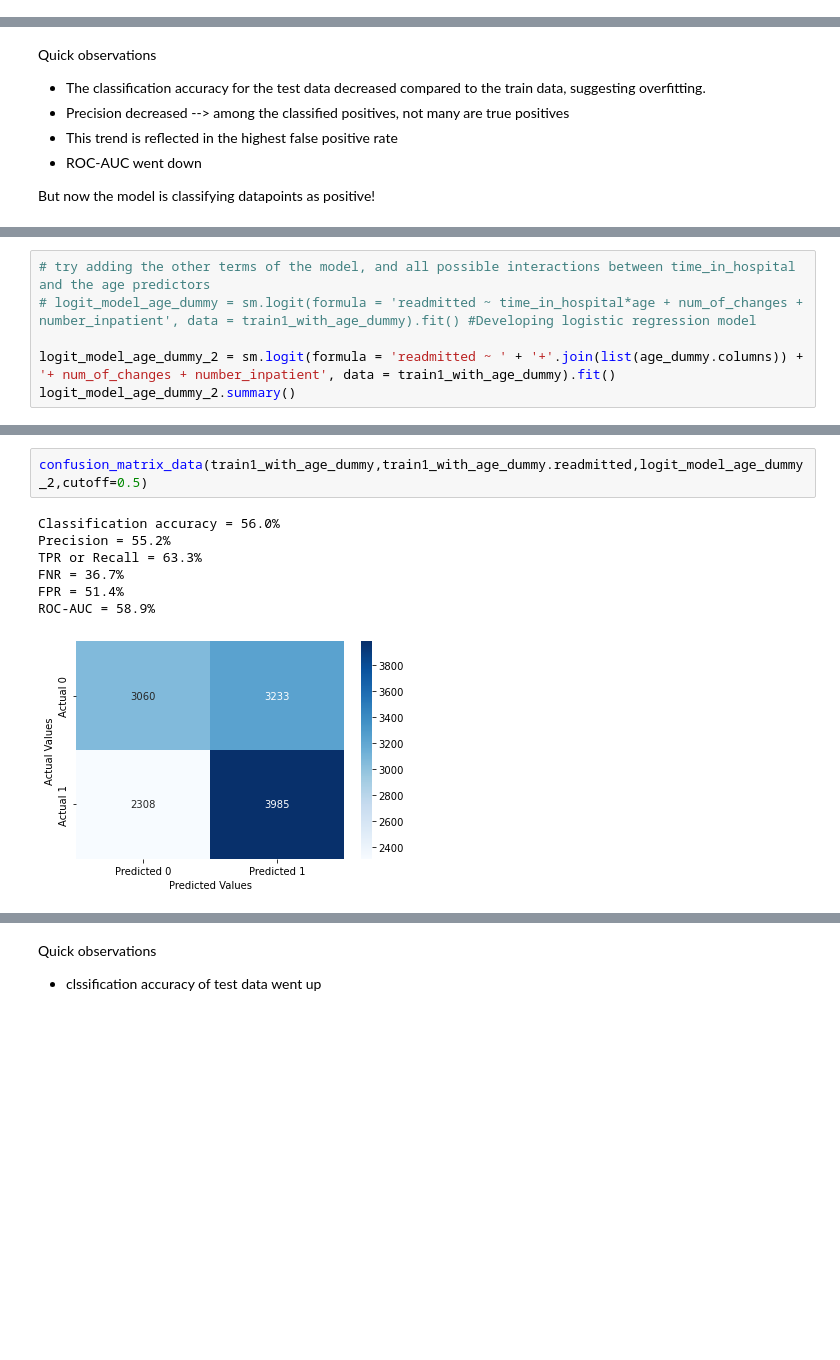
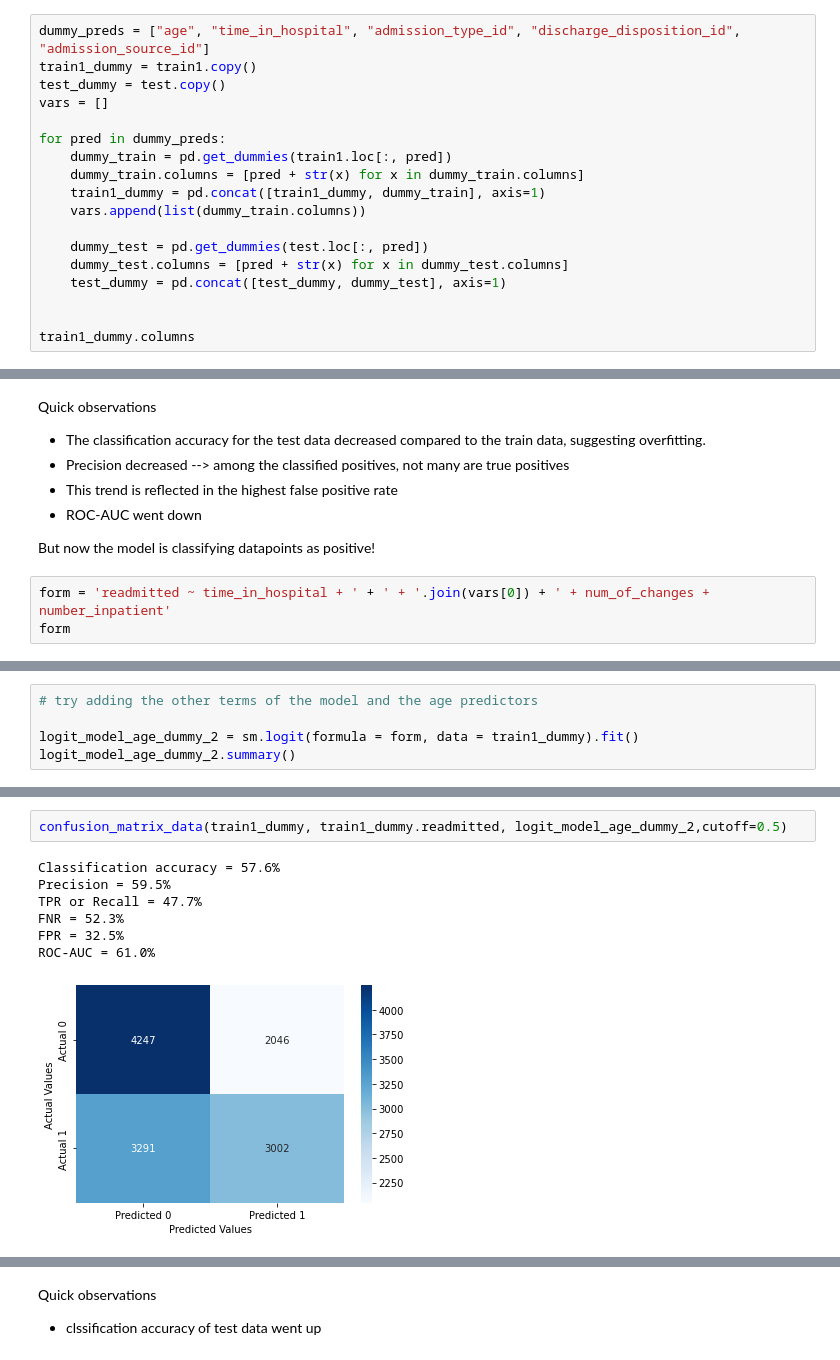
Before and after one commit to AnastasiaKWei/Saturn, a Jupyter notebook: Amy.ipynb, the cells around one changed output, grey strips where cells are left out. Drawn from its saved outputs; the diff is of its cells as text; blank space fills up the shorter version.

Commit message:
Add models using each value of time_in_hospital and age as own predictors; models with diag_1, diag_2, diag_3

```diff
--- a/Amy.ipynb
+++ b/Amy.ipynb
@@ -115,0 +118,18 @@ def confusion_matrix_data(data,actual_values,model,cutoff=0.5):
+# %%
+dummy_preds = ["age", "time_in_hospital", "admission_type_id", "discharge_disposition_id", "admission_source_id"]
+train1_dummy = train1.copy()
+test_dummy = test.copy()
+vars = []
+
+for pred in dummy_preds:
+    dummy_train = pd.get_dummies(train1.loc[:, pred])
+    dummy_train.columns = [pred + str(x) for x in dummy_train.columns]
+    train1_dummy = pd.concat([train1_dummy, dummy_train], axis=1)
+    vars.append(list(dummy_train.columns))
+
+    dummy_test = pd.get_dummies(test.loc[:, pred])
+    dummy_test.columns = [pred + str(x) for x in dummy_test.columns]
+    test_dummy = pd.concat([test_dummy, dummy_test], axis=1)
+
+
+train1_dummy.columns
@@ -278,3 +316,6 @@ Quick observations
 - ROC-AUC went down
 
 But now the model is classifying datapoints as positive!
+# %%
+form = 'readmitted ~ time_in_hospital + ' + ' + '.join(vars[0]) + ' + num_of_changes + number_inpatient'
+form
@@ -281,8 +324,7 @@ But now the model is classifying datapoints as positive!
 # %%
-# try adding the other terms of the model, and all possible interactions between time_in_hospital and the age predictors
-# logit_model_age_dummy = sm.logit(formula = 'readmitted ~ time_in_hospital*age + num_of_changes + number_inpatient', data = train1_with_age_dummy).fit() #Developing logistic regression model
+# try adding the other terms of the model and the age predictors
 
-logit_model_age_dummy_2 = sm.logit(formula = 'readmitted ~ ' + '+'.join(list(age_dummy.columns)) + '+ num_of_changes + number_inpatient', data = train1_with_age_dummy).fit()
+logit_model_age_dummy_2 = sm.logit(formula = form, data = train1_dummy).fit()
 logit_model_age_dummy_2.summary()
 # %% [output]
 Optimization terminated successfully.
@@ -313,11 +356,11 @@ Logit Regression Results
 # %%
-confusion_matrix_data(train1_with_age_dummy,train1_with_age_dummy.readmitted,logit_model_age_dummy_2,cutoff=0.5)
+confusion_matrix_data(train1_dummy, train1_dummy.readmitted, logit_model_age_dummy_2,cutoff=0.5)
 # %% [output]
-Classification accuracy = 56.0%
-Precision = 55.2%
-TPR or Recall = 63.3%
-FNR = 36.7%
-FPR = 51.4%
-ROC-AUC = 58.9%
+Classification accuracy = 57.6%
+Precision = 59.5%
+TPR or Recall = 47.7%
+FNR = 52.3%
+FPR = 32.5%
+ROC-AUC = 61.0%
-[figure, old version]
+[figure, new version]
 # %%
```
Also changed, not shown: parts of 64 cells of this notebook.
